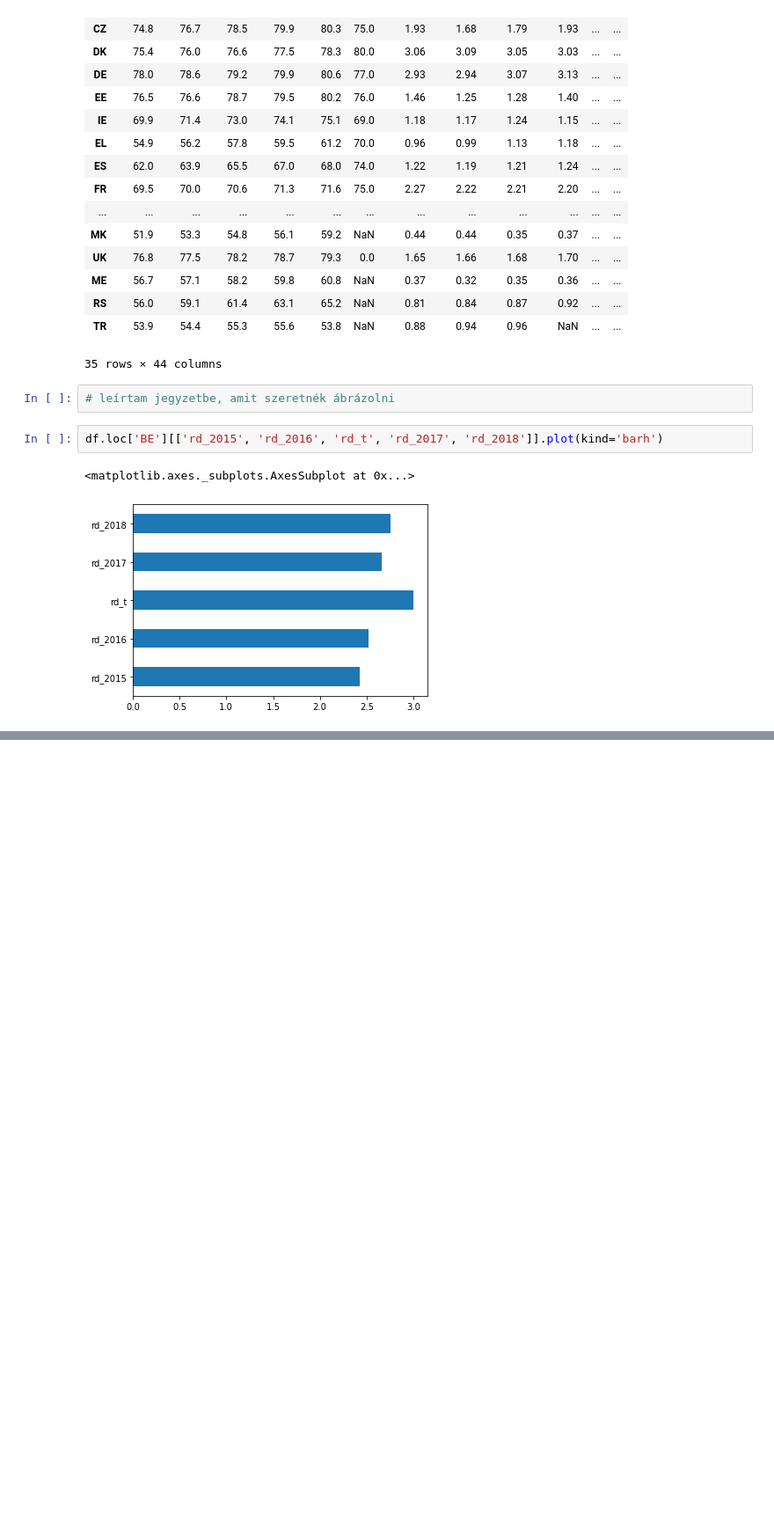
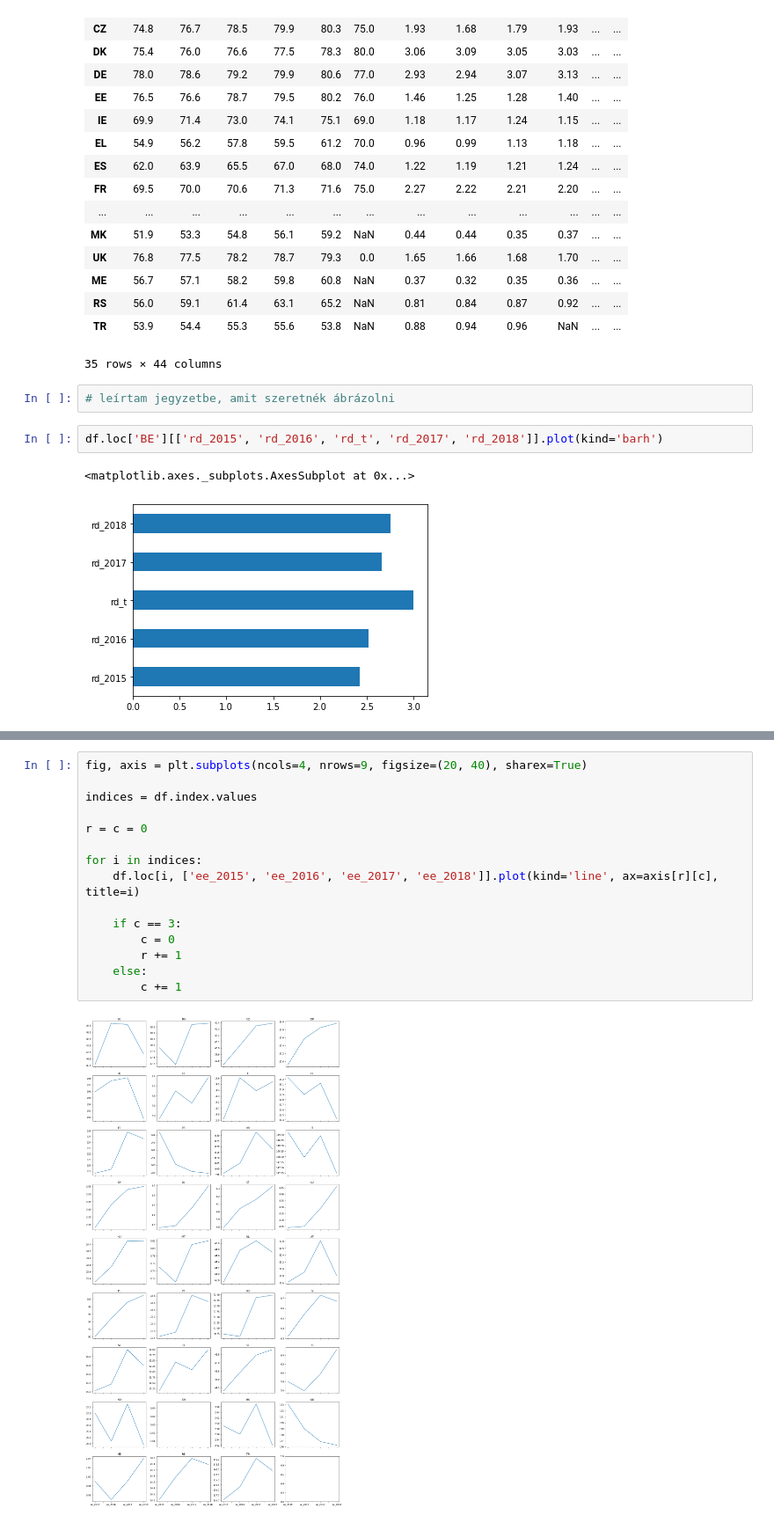
Before and after one commit to rockdonald2/europa2020visualization, a Jupyter notebook: static/python/cleanAndExploreData.ipynb, the cells around one changed output, grey strips where cells are left out. Shown at 88% size. Drawn from its saved outputs; the diff is of its cells as text; blank space fills up the shorter version.

```diff
--- a/static/python/cleanAndExploreData.ipynb
+++ b/static/python/cleanAndExploreData.ipynb
@@ -58,0 +59,17 @@ df[['re_2015', 're_2016', 're_2017', 're_2018']].describe()
+# %%
+fig, axis = plt.subplots(ncols=4, nrows=9, figsize=(20, 40), sharex=True)
+
+indices = df.index.values
+
+r = c = 0
+
+for i in indices:
+    df.loc[i, ['ee_2015', 'ee_2016', 'ee_2017', 'ee_2018']].plot(kind='line', ax=axis[r][c], title=i)
+
+    if c == 3:
+        c = 0
+        r += 1
+    else:
+        c += 1
+# %% [output]
+[figure, added]
```
Also changed, not shown: parts of 2 cells of this notebook, 8 other files.
